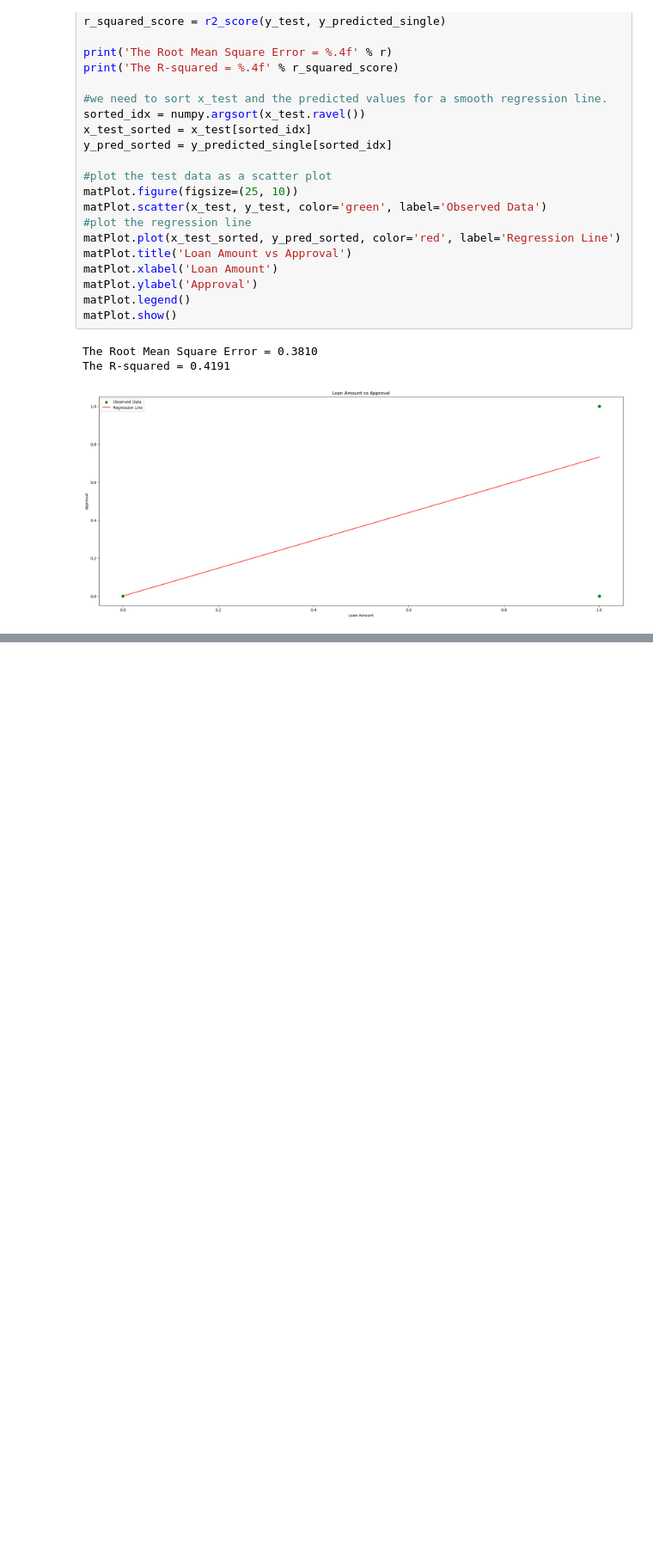
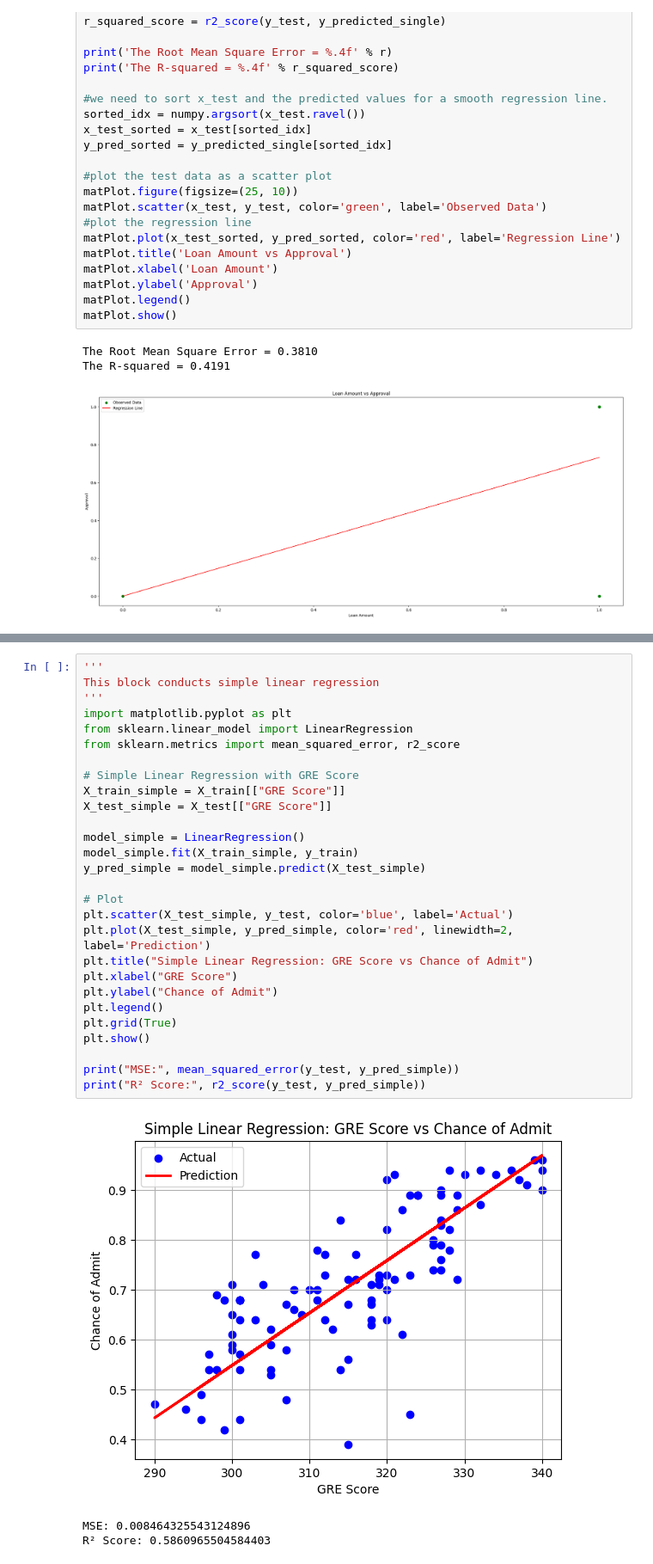
Before and after one commit to ramprashant66/CSC177_Poject1, a Jupyter notebook: assignment 2/loan-approval/Assignment2.ipynb, the cells around one changed output, grey strips where cells are left out. Shown at 86% size. Cells and saved outputs as stored; diff of their text form; blank space fills up the shorter version.

```diff
--- a/assignment 2/loan-approval/Assignment2.ipynb
+++ b/assignment 2/loan-approval/Assignment2.ipynb
@@ -648,0 +675,32 @@ The R-squared = 0.6074
+# %%
+'''
+This block conducts simple linear regression
+'''
+import matplotlib.pyplot as plt
+from sklearn.linear_model import LinearRegression
+from sklearn.metrics import mean_squared_error, r2_score
+
+# Simple Linear Regression with GRE Score
+X_train_simple = X_train[["GRE Score"]]
+X_test_simple = X_test[["GRE Score"]]
+
+model_simple = LinearRegression()
+model_simple.fit(X_train_simple, y_train)
+y_pred_simple = model_simple.predict(X_test_simple)
+
+# Plot
+plt.scatter(X_test_simple, y_test, color='blue', label='Actual')
+plt.plot(X_test_simple, y_pred_simple, color='red', linewidth=2, label='Prediction')
+plt.title("Simple Linear Regression: GRE Score vs Chance of Admit")
+plt.xlabel("GRE Score")
+plt.ylabel("Chance of Admit")
+plt.legend()
+plt.grid(True)
+plt.show()
+
+print("MSE:", mean_squared_error(y_test, y_pred_simple))
+print("R² Score:", r2_score(y_test, y_pred_simple))
+# %% [output]
+[figure, added]
+MSE: 0.008464325543124896
+R² Score: 0.5860965504584403
```
Also changed, not shown: parts of 8 cells of this notebook, 3 other files.
